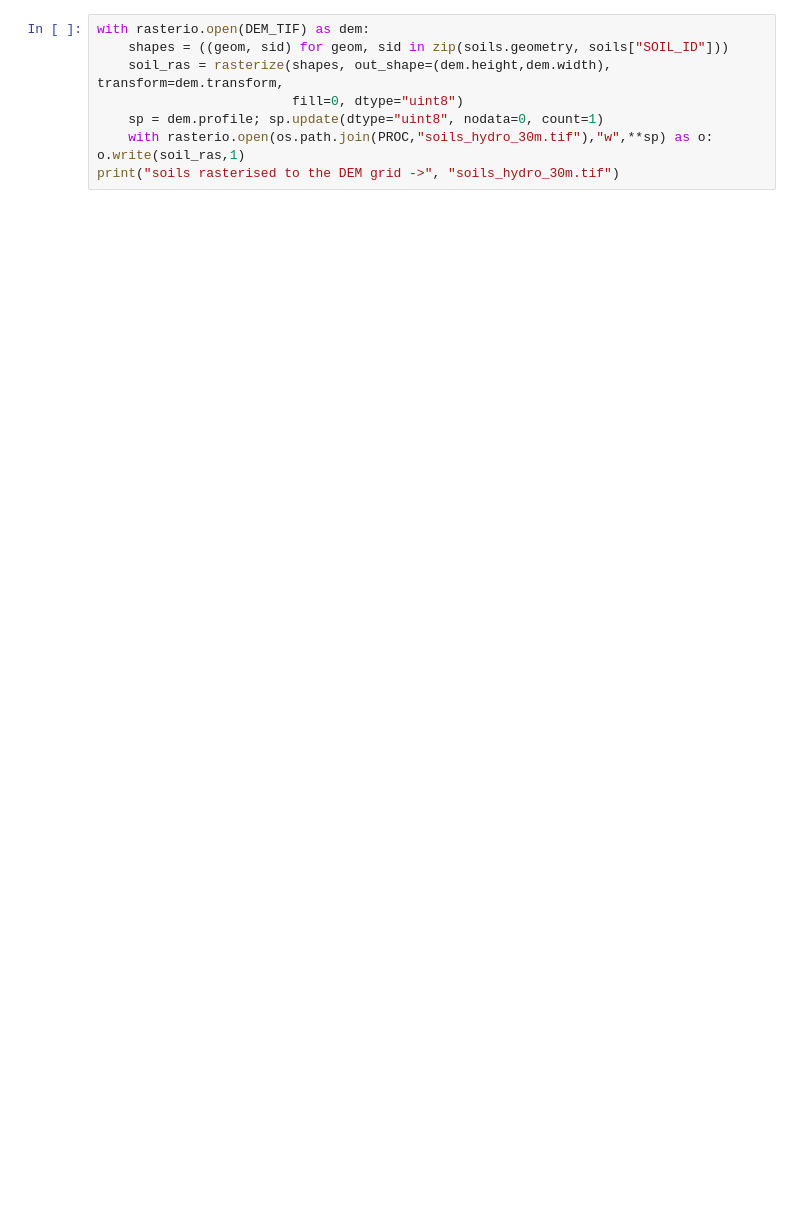
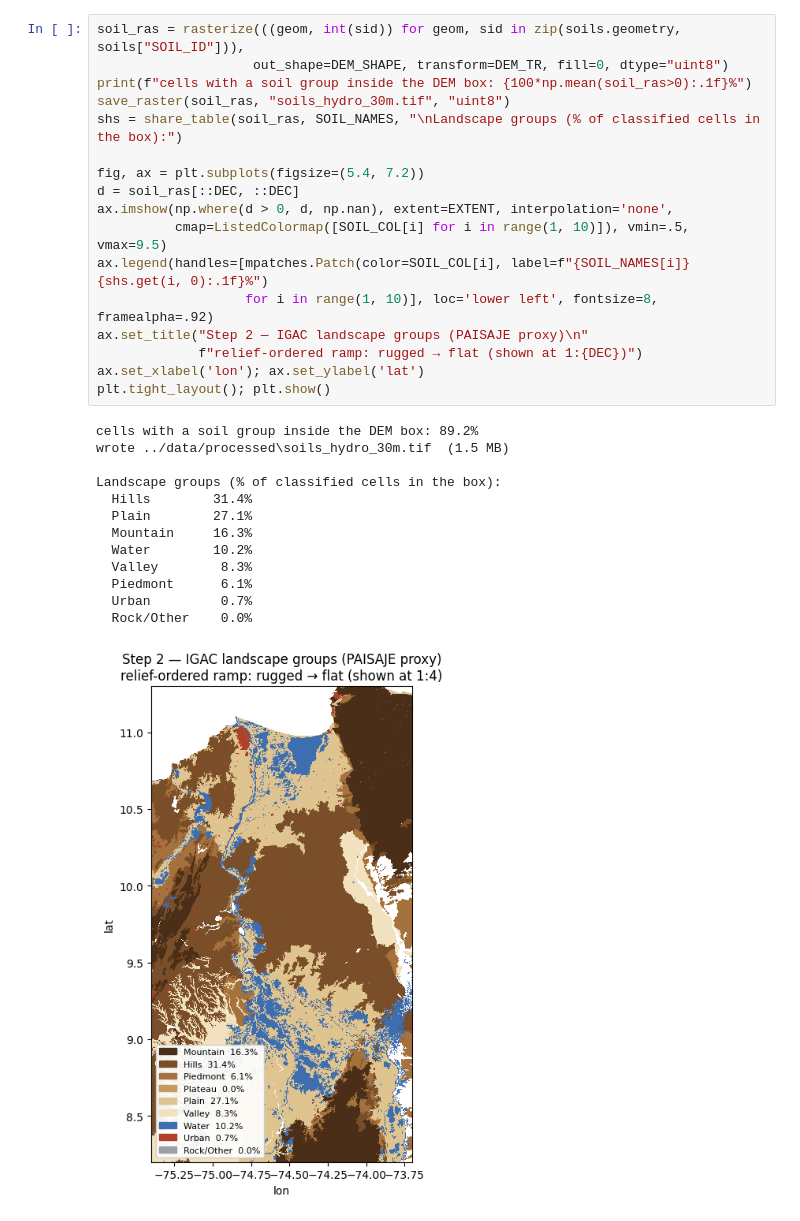
Before and after one commit to AYmANTwill/magdalena-mgb-sed, a Jupyter notebook: notebooks/05_landcover_soils_reclass.ipynb, the cells around one changed output. Saved outputs shown, nothing was run; the diff lists cells and outputs as text; blank space fills up the shorter version.

```diff
--- a/notebooks/05_landcover_soils_reclass.ipynb
+++ b/notebooks/05_landcover_soils_reclass.ipynb
@@ -109,11 +364,34 @@ prerequisite from notebook 02 — "everything on the DEM grid").
 # %%
-with rasterio.open(DEM_TIF) as dem:
-    shapes = ((geom, sid) for geom, sid in zip(soils.geometry, soils["SOIL_ID"]))
-    soil_ras = rasterize(shapes, out_shape=(dem.height,dem.width), transform=dem.transform,
-                         fill=0, dtype="uint8")
-    sp = dem.profile; sp.update(dtype="uint8", nodata=0, count=1)
-    with rasterio.open(os.path.join(PROC,"soils_hydro_30m.tif"),"w",**sp) as o: o.write(soil_ras,1)
-print("soils rasterised to the DEM grid ->", "soils_hydro_30m.tif")
+soil_ras = rasterize(((geom, int(sid)) for geom, sid in zip(soils.geometry, soils["SOIL_ID"])),
+                    out_shape=DEM_SHAPE, transform=DEM_TR, fill=0, dtype="uint8")
+print(f"cells with a soil group inside the DEM box: {100*np.mean(soil_ras>0):.1f}%")
+save_raster(soil_ras, "soils_hydro_30m.tif", "uint8")
+shs = share_table(soil_ras, SOIL_NAMES, "\nLandscape groups (% of classified cells in the box):")
+
+fig, ax = plt.subplots(figsize=(5.4, 7.2))
+d = soil_ras[::DEC, ::DEC]
+ax.imshow(np.where(d > 0, d, np.nan), extent=EXTENT, interpolation='none',
+          cmap=ListedColormap([SOIL_COL[i] for i in range(1, 10)]), vmin=.5, vmax=9.5)
+ax.legend(handles=[mpatches.Patch(color=SOIL_COL[i], label=f"{SOIL_NAMES[i]}  {shs.get(i, 0):.1f}%")
+                   for i in range(1, 10)], loc='lower left', fontsize=8, framealpha=.92)
+ax.set_title("Step 2 — IGAC landscape groups (PAISAJE proxy)\n"
+             f"relief-ordered ramp: rugged → flat (shown at 1:{DEC})")
+ax.set_xlabel('lon'); ax.set_ylabel('lat')
+plt.tight_layout(); plt.show()
+# %% [output]
+cells with a soil group inside the DEM box: 89.2%
+wrote ../data/processed\soils_hydro_30m.tif  (1.5 MB)
+
+Landscape groups (% of classified cells in the box):
+  Hills        31.4%
+  Plain        27.1%
+  Mountain     16.3%
+  Water        10.2%
+  Valley        8.3%
+  Piedmont      6.1%
+  Urban         0.7%
+  Rock/Other    0.0%
+[figure, added]
 # %% [markdown]
 ## 3. Cross soil × land cover → URH
 
```
Also changed, not shown: parts of 12 cells of this notebook, 4 other files.
